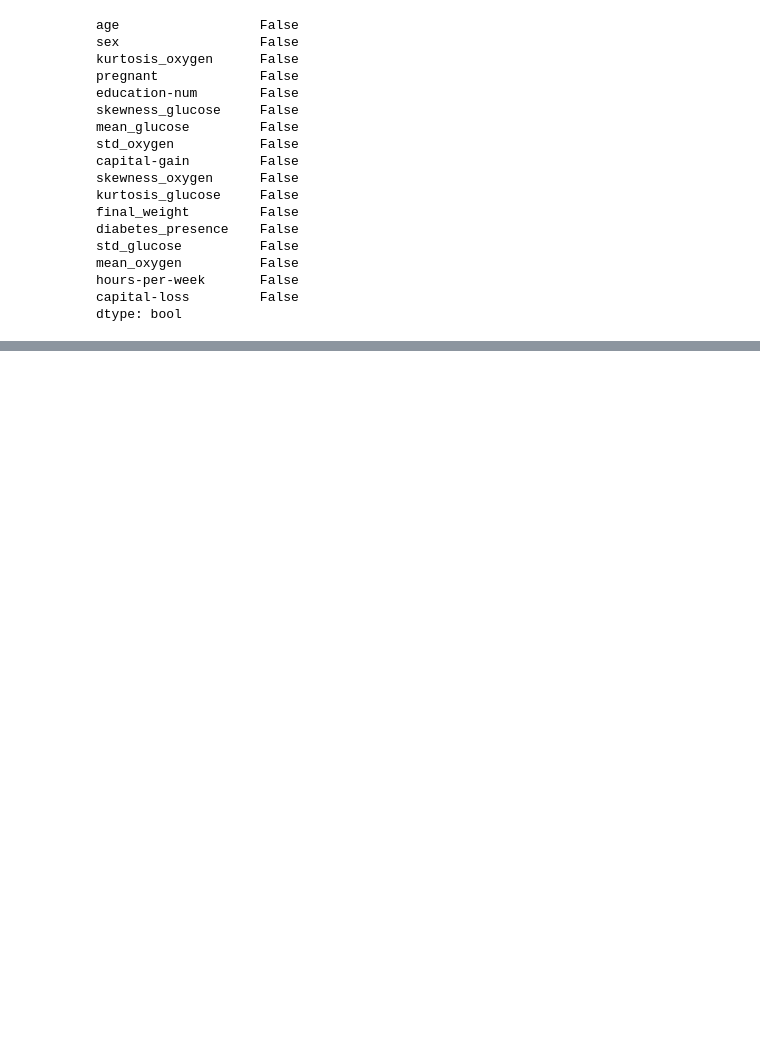
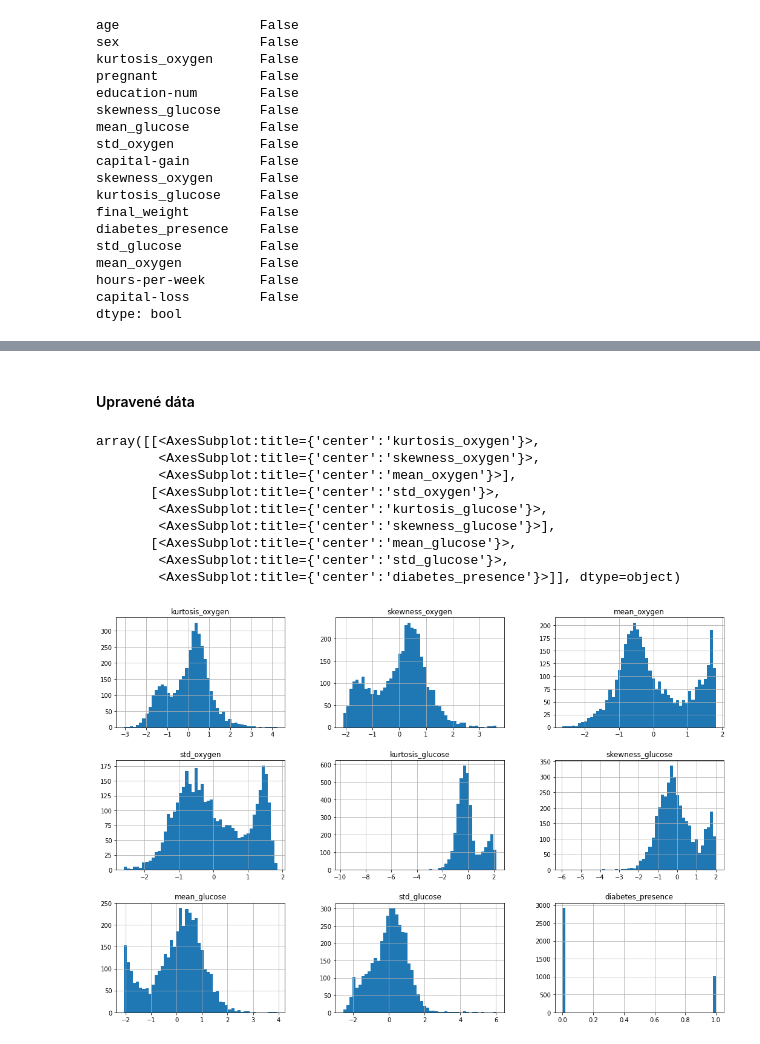
Before and after one commit to xsipka/FIIT_IAU_Projekt, a Jupyter notebook: phase_2.ipynb, the cells around one changed output, grey strips where cells are left out. Saved outputs shown, nothing was run; the diff lists cells and outputs as text; code cells hidden in the pictures; blank space fills up the shorter version.

```diff
--- a/phase_2.ipynb
+++ b/phase_2.ipynb
@@ -574,0 +857,15 @@ dtype: bool
+# %% [markdown]
+#### Upravené dáta
+# %%
+new_X_2[columns].hist(figsize = (18, 12), bins = 50)
+# %% [output]
+array([[<AxesSubplot:title={'center':'kurtosis_oxygen'}>,
+        <AxesSubplot:title={'center':'skewness_oxygen'}>,
+        <AxesSubplot:title={'center':'mean_oxygen'}>],
+       [<AxesSubplot:title={'center':'std_oxygen'}>,
+        <AxesSubplot:title={'center':'kurtosis_glucose'}>,
+        <AxesSubplot:title={'center':'skewness_glucose'}>],
+       [<AxesSubplot:title={'center':'mean_glucose'}>,
+        <AxesSubplot:title={'center':'std_glucose'}>,
+        <AxesSubplot:title={'center':'diabetes_presence'}>]], dtype=object)
+[figure, added]
```
Also changed, not shown: parts of 38 cells of this notebook.
